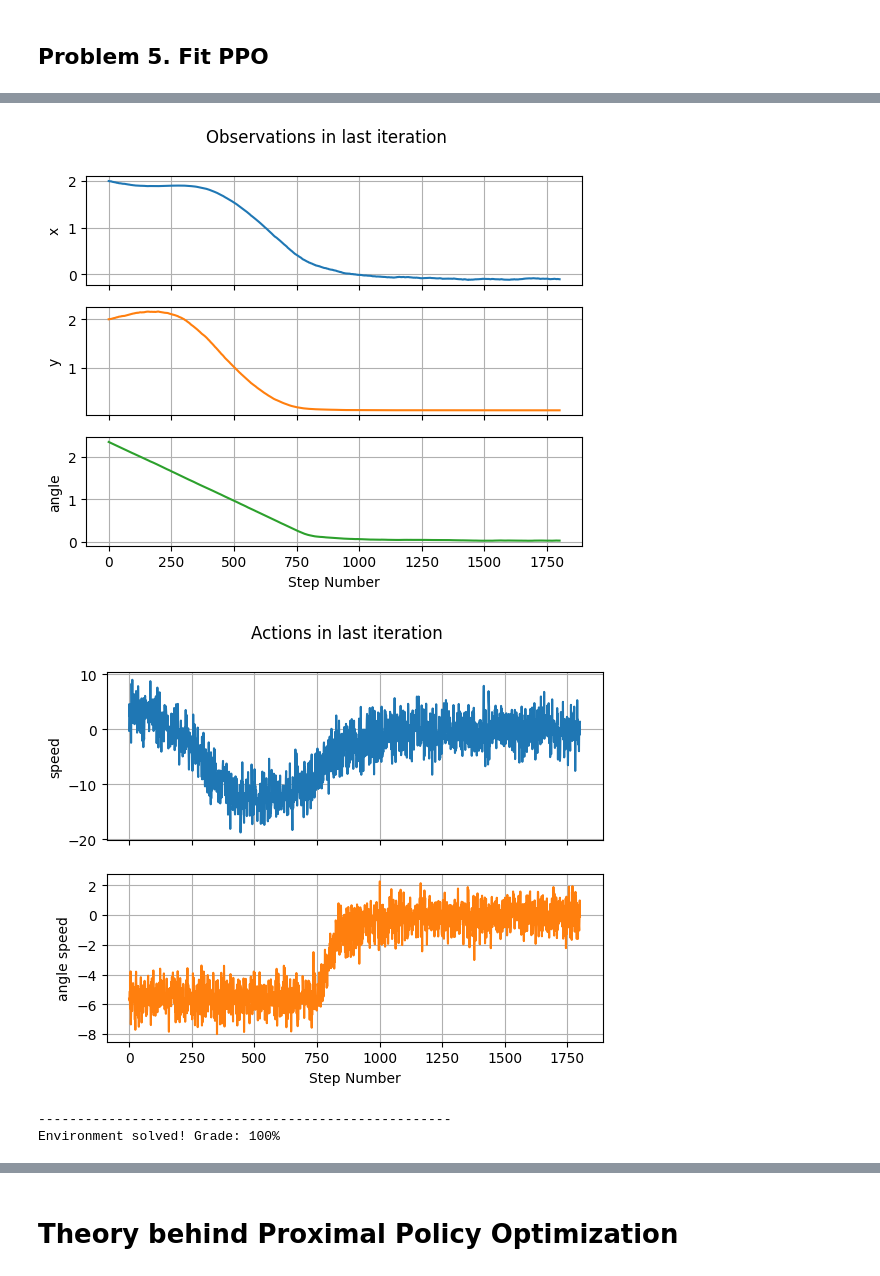
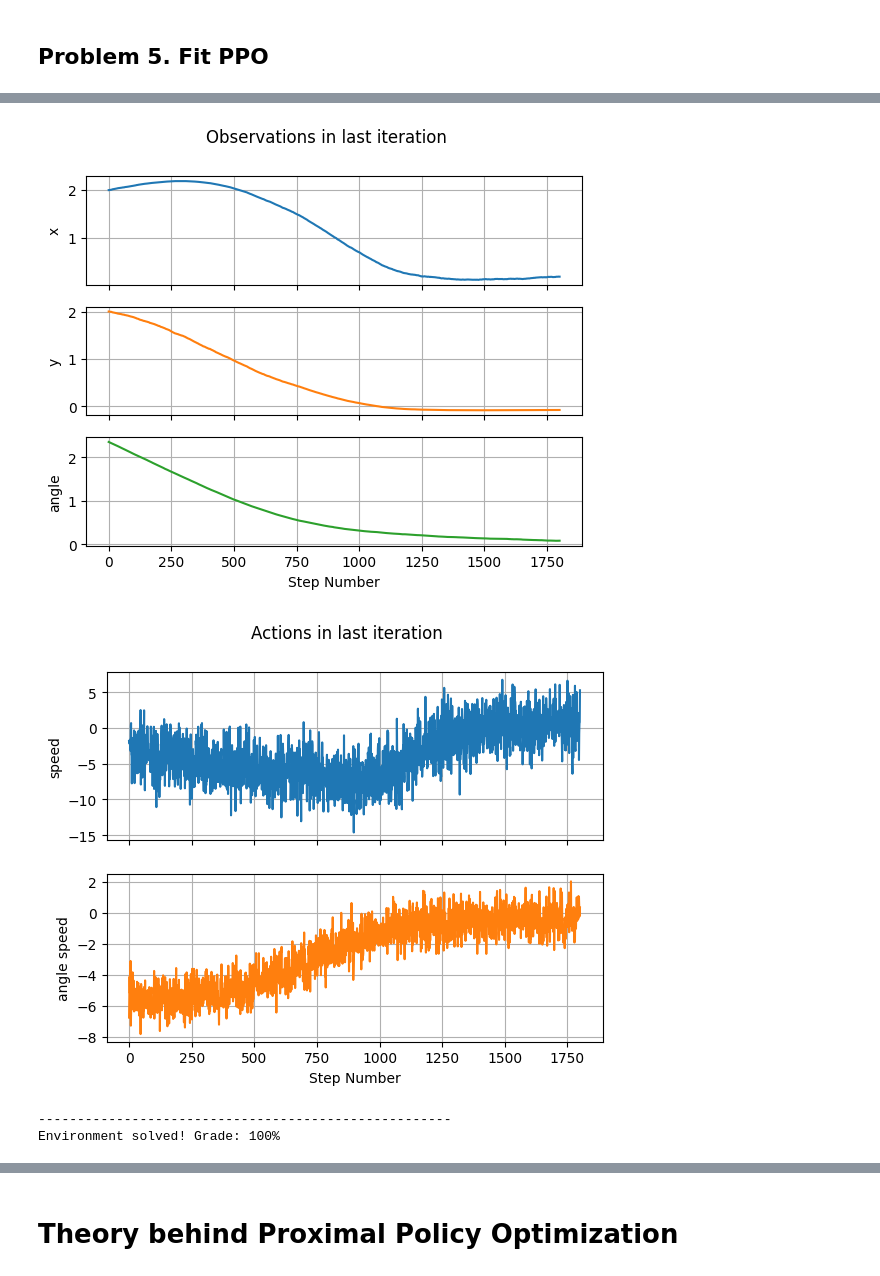
Before and after one commit to ArtemVergazov/reinforcement_learning, a Jupyter notebook: hw3/artem_vergazov_asgn3_ppo.ipynb, the cells around one changed output, grey strips where cells are left out. Drawn from its saved outputs; the diff is of its cells as text; code cells hidden in the pictures.

```diff
--- a/hw3/artem_vergazov_asgn3_ppo.ipynb
+++ b/hw3/artem_vergazov_asgn3_ppo.ipynb
@@ -1236,7 +1242,15 @@ class Critic:
 
         # -----------------------------------------------------------------------
         # YOUR CODE GOES HERE
+        N = observations.shape[0]
 
+        critic_values = self.model(observations)
+        disc = self.discount_factor**torch.arange(self.td_n)
+        target = (disc * running_costs.unfold(0, self.td_n, 1)[:N-self.td_n]).sum(-1)
+        td_values = torch.roll(critic_values.detach(), -self.td_n + 1)
+        target += self.discount_factor**self.td_n * td_values[:-self.td_n]
+
+        return ((critic_values[:-self.td_n]-target)**2).sum() / (N-1-self.td_n)
         # -----------------------------------------------------------------------
 
     def fit(self, buffer: DataBuffer) -> None:
@@ -1259,9 +1273,9 @@ class Critic:
         )
         # -----------------------------------------------------------------------
         # Uncomment these lines to plot critic loss after every iteration
-        # plt.plot(history)
-        # plt.title("Critic loss")
-        # plt.show()
+        plt.plot(history)
+        plt.title("Critic loss")
+        plt.show()
         # -----------------------------------------------------------------------
 # %% [markdown]
 ## Problem 3. Policy Model
@@ -1764,8 +1830,10 @@ class MonteCarloSimulationScenario:
 
             # --------------------------------------------------------------------------------------
             # Uncomment these lines if you want to stop the simulation when your system is stabilized
-            # if self.get_grade() == 100:
-            #     return
+            grade = self.get_grade()
+            print(f'\nGrade: {grade}\n')
+            if grade == 100:
+                return
             # --------------------------------------------------------------------------------------
 
             self.total_costs_episodic = []
@@ -1844,6 +1912,7 @@ simulator = Simulator(
     N_steps=1800,
     step_size=0.0005,
     state_init=np.array([2.0, 2.0, 3 * np.pi / 4]),
+    # state_init=np.array([-.6, -2.0, -1.2]),
 )
 # ---------------------------------------------------------------------------
 # YOUR CODE GOES HERE
@@ -1856,10 +1925,10 @@ model = GaussianPDFModel(
     action_bounds=np.array([[-25, 25], [-8, 8]]),
     # ---------------------------------------------------------------------------
     # YOUR CODE GOES HERE
-    n_hidden_layers=1,  # TRY TO FIND n_hidden_layers empirically
-    scale_factor=1,  # TRY TO FIND scale_factor EMPIRICALLY
-    dim_hidden=1,  # TRY TO FIND dim_hidden EMPIRICALLY
-    std=0.0,  # TRY TO FIND std EMPIRICALLY
+    n_hidden_layers=3,  # TRY TO FIND n_hidden_layers empirically
+    scale_factor=3.5,  # TRY TO FIND scale_factor EMPIRICALLY
+    dim_hidden=32,  # TRY TO FIND dim_hidden EMPIRICALLY
+    std=0.1,  # TRY TO FIND std EMPIRICALLY
     # ---------------------------------------------------------------------------
 )
 critic_model = ModelPerceptron(
@@ -1867,8 +1936,8 @@ critic_model = ModelPerceptron(
     dim_output=1,
     # --------------------------------------------------------------------------
     # YOUR CODE GOES HERE
-    dim_hidden=1,  # TRY TO FIND dim_hidden EMPIRICALLY
-    n_hidden_layers=1,  # TRY TO FIND n_hidden_layers EMIRICALLY
+    dim_hidden=256,  # TRY TO FIND dim_hidden EMPIRICALLY
+    n_hidden_layers=5,  # TRY TO FIND n_hidden_layers EMIRICALLY
     # --------------------------------------------------------------------------
 )
 
@@ -1877,8 +1946,8 @@ critic_optimizer = Optimizer(
     opt_method=torch.optim.Adam,
     # ---------------------------------------------------------------------------
     # YOUR CODE GOES HERE
-    opt_options=dict(lr=0.0),  # TRY TO FIND lr EMPIRICALLY
-    n_epochs=0,  # TRY TO FIND n_epochs EMPIRICALLY
+    opt_options=dict(lr=1e-3),  # TRY TO FIND lr EMPIRICALLY
+    n_epochs=50,  # TRY TO FIND n_epochs EMPIRICALLY
     # ---------------------------------------------------------------------------
     is_reinstantiate_optimizer=True,  # we reinstantiate optimizer before every
     # optimization procedure to guarantee
@@ -1902,24 +1971,26 @@ policy_optimizer = Optimizer(
     opt_method=torch.optim.Adam,
     # ---------------------------------------------------------------------------
     # YOUR CODE GOES HERE
-    opt_options=dict(lr=0.0),  # TRY TO FIND lr EMPIRICALLY
-    n_epochs=0, # TRY TO FIND n_epochs EMPIRICALLY
+    opt_options=dict(lr=1e-3),  # TRY TO FIND lr EMPIRICALLY
+    n_epochs=50, # TRY TO FIND n_epochs EMPIRICALLY
     # ---------------------------------------------------------------------------
     is_reinstantiate_optimizer=True,
 )
 ## Or if you want to use scheduler then initialize optimizer, via, for instance
 # lr_scheduler_fading_coeff = 1
-# optimizer = Optimizer(
+# policy_optimizer = Optimizer(
 #     model=model,
 #     opt_method=torch.optim.Adam,
-#     opt_options=dict(lr=1.0, betas=(0.8, 0.9)),
-#     shuffle=False,
+#     opt_options=dict(lr=1e-4, betas=(0.8, 0.9)),
+#     n_epochs=50,
+#     # shuffle=False,
 #     lr_scheduler_method=torch.optim.lr_scheduler.MultiplicativeLR,
 #     lr_scheduler_options={
 #         "lr_lambda": lambda iteration: 1
 #         / np.sqrt((iteration / lr_scheduler_fading_coeff) ** 2 + 1)
 #     },
-#     lr_scheduler_switch=LRSchedulerSwitch(norm_observation_threshold=0.1),
+#     is_reinstantiate_optimizer=True,
+#     # lr_scheduler_switch=LRSchedulerSwitch(norm_observation_threshold=0.1),
 # )
 #
 # BELEIVE US! YOU CAN SOLVE THIS TASK WITHOUT SCHEDULER
@@ -1958,7 +2029,7 @@ scenario = MonteCarloSimulationScenario(
     critic=critic,
     # ---------------------------------------------------------------------------
     # YOUR CODE GOES HERE
-    N_episodes=1,  # Increasing the number of episodes stabilizes learning
+    N_episodes=2,  # Increasing the number of episodes stabilizes learning
     N_iterations=100500,  # You can change the number of iterations if you want
     # ---------------------------------------------------------------------------
     termination_criterion=trivial_terminantion_criterion,
@@ -1978,4 +2049,4 @@ scenario.plot_data()
-[figure, old version]
+[figure, new version]
-[figure, old version]
+[figure, new version]
 -----------------------------------------------------
 Environment solved! Grade: 100%
```
Also changed, not shown: parts of 6 cells of this notebook, 3 other files.
